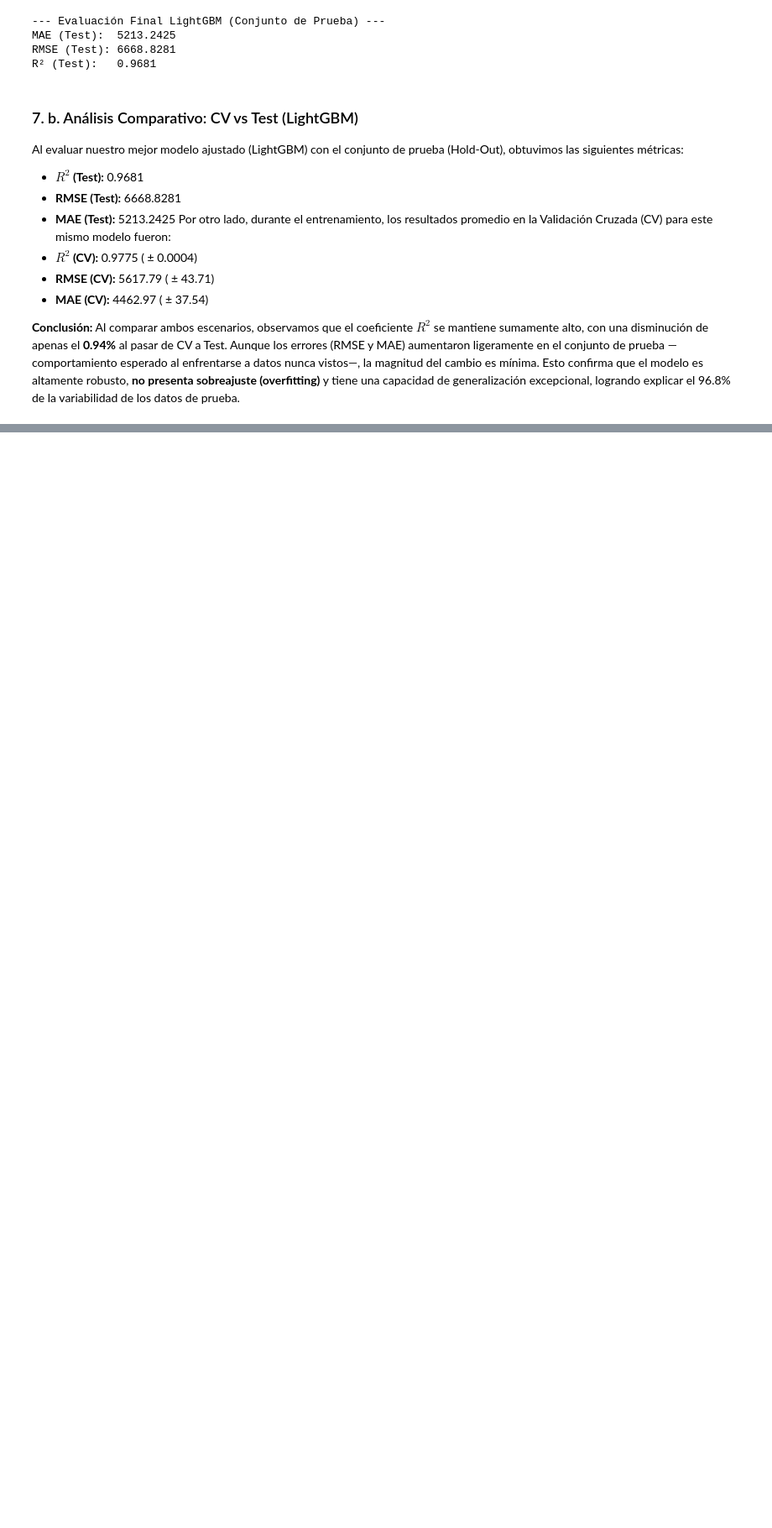
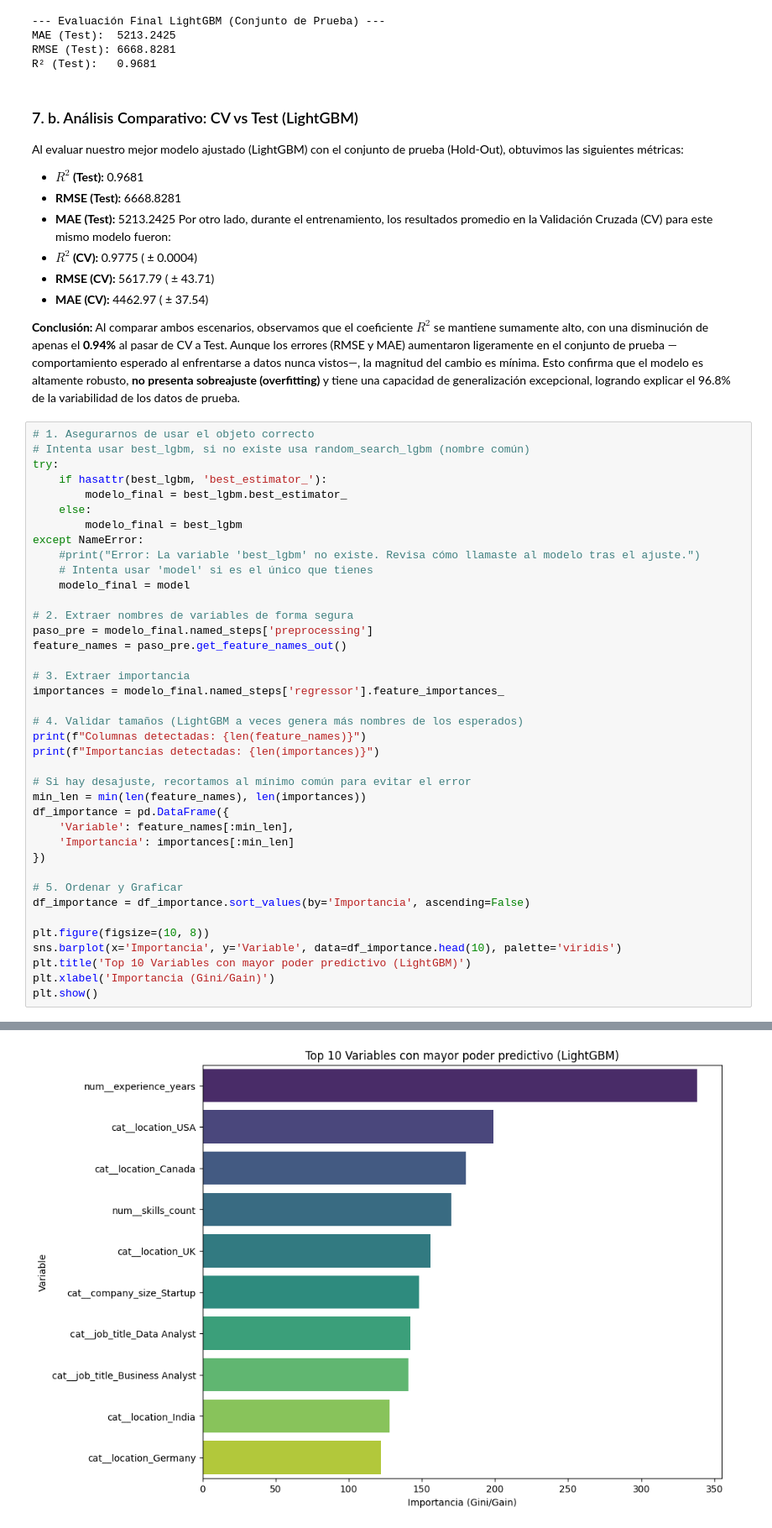
Before and after one commit to SebastianBetancur08/analitica-proyecto, a Jupyter notebook: notebooks/Modelos/8.Model_light.ipynb, the cells around one changed output, grey strips where cells are left out. Shown at 84% size. Drawn from its saved outputs; the diff is of its cells as text; blank space fills up the shorter version.

```diff
--- a/notebooks/Modelos/8.Model_light.ipynb
+++ b/notebooks/Modelos/8.Model_light.ipynb
@@ -307,3 +308,43 @@ Por otro lado, durante el entrenamiento, los resultados promedio en la Validaci
 
 **Conclusión:**
 Al comparar ambos escenarios, observamos que el coeficiente $R^2$ se mantiene sumamente alto, con una disminución de apenas el **0.94%** al pasar de CV a Test. Aunque los errores (RMSE y MAE) aumentaron ligeramente en el conjunto de prueba —comportamiento esperado al enfrentarse a datos nunca vistos—, la magnitud del cambio es mínima. Esto confirma que el modelo es altamente robusto, **no presenta sobreajuste (overfitting)** y tiene una capacidad de generalización excepcional, logrando explicar el 96.8% de la variabilidad de los datos de prueba.
+# %%
+# 1. Asegurarnos de usar el objeto correcto
+# Intenta usar best_lgbm, si no existe usa random_search_lgbm (nombre común)
+try:
+    if hasattr(best_lgbm, 'best_estimator_'):
+        modelo_final = best_lgbm.best_estimator_
+    else:
+        modelo_final = best_lgbm
+except NameError:
+    #print("Error: La variable 'best_lgbm' no existe. Revisa cómo llamaste al modelo tras el ajuste.")
+    # Intenta usar 'model' si es el único que tienes
+    modelo_final = model
+
+# 2. Extraer nombres de variables de forma segura
+paso_pre = modelo_final.named_steps['preprocessing']
+feature_names = paso_pre.get_feature_names_out()
+
+# 3. Extraer importancia
+importances = modelo_final.named_steps['regressor'].feature_importances_
+
+# 4. Validar tamaños (LightGBM a veces genera más nombres de los esperados)
+print(f"Columnas detectadas: {len(feature_names)}")
+print(f"Importancias detectadas: {len(importances)}")
+
+# Si hay desajuste, recortamos al mínimo común para evitar el error
+min_len = min(len(feature_names), len(importances))
+df_importance = pd.DataFrame({
+    'Variable': feature_names[:min_len],
+    'Importancia': importances[:min_len]
+})
+
+# 5. Ordenar y Graficar
+df_importance = df_importance.sort_values(by='Importancia', ascending=False)
+
+plt.figure(figsize=(10, 8))
+sns.barplot(x='Importancia', y='Variable', data=df_importance.head(10), palette='viridis')
+plt.title('Top 10 Variables con mayor poder predictivo (LightGBM)')
+plt.xlabel('Importancia (Gini/Gain)')
+plt.show()
+# %% [output]
@@ -309,0 +353 @@ Al comparar ambos escenarios, observamos que el coeficiente $R^2$ se mantiene su
+[figure, added]
```
Also changed, not shown: parts of 4 cells of this notebook, 1 other file.
